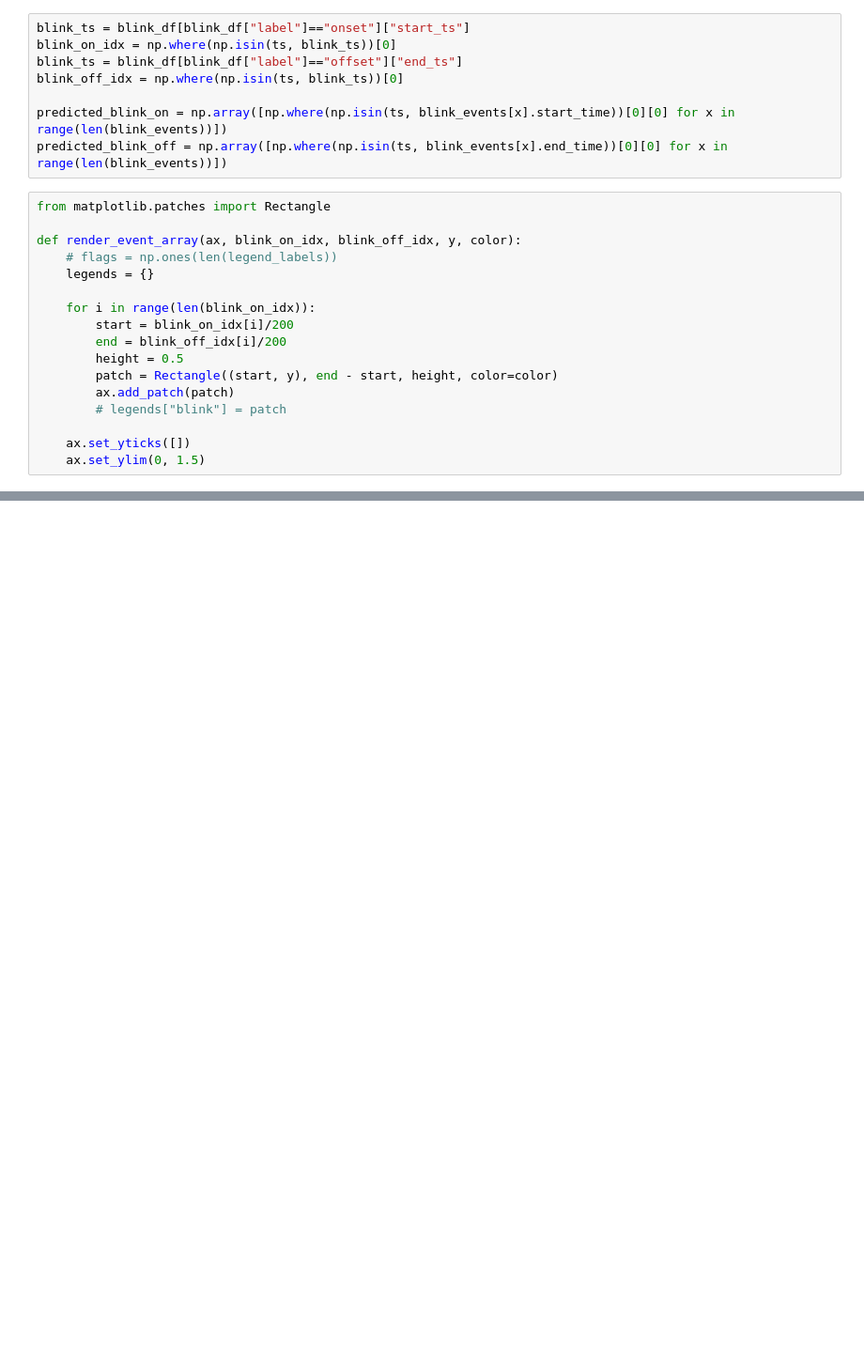
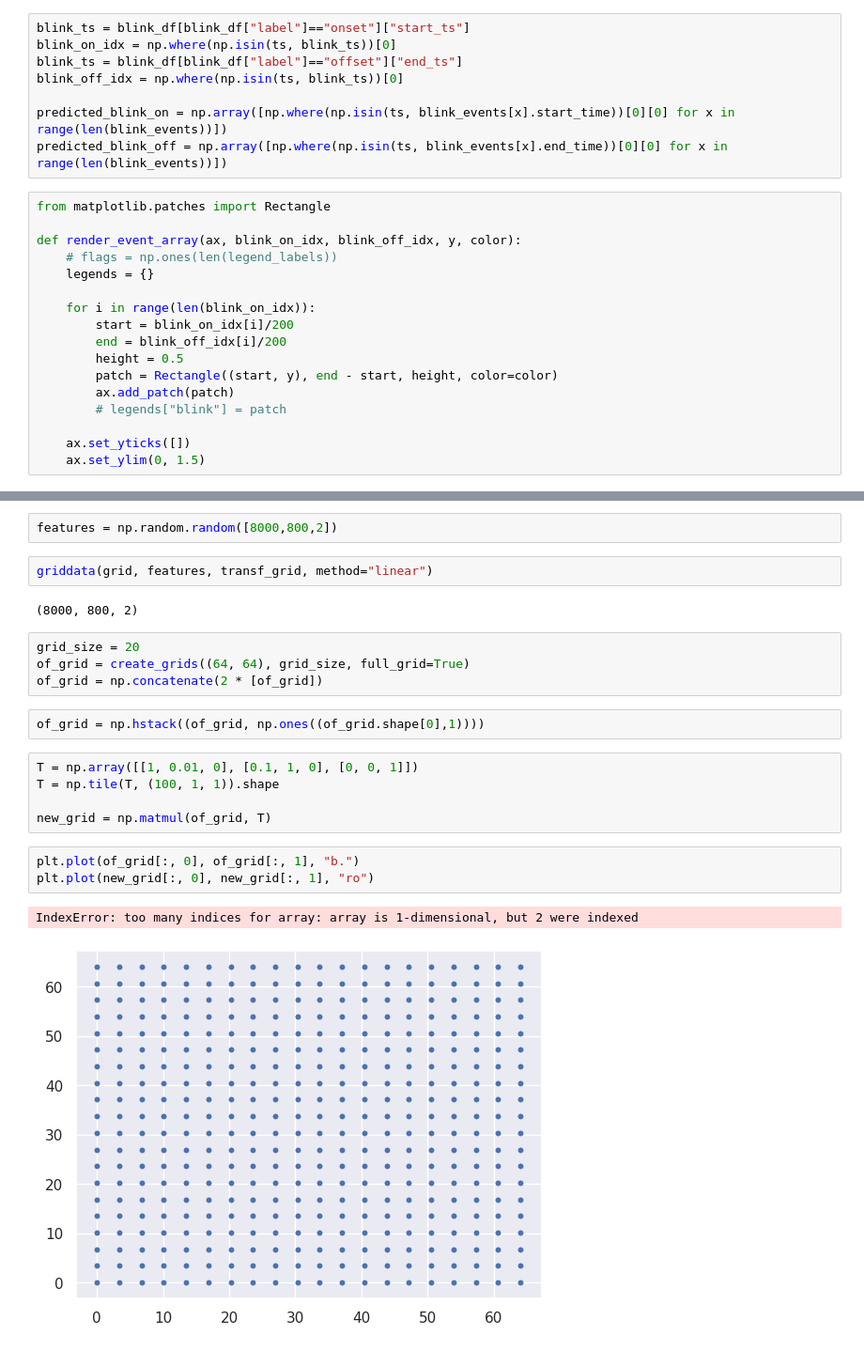
Before and after one commit to tpfffr/neon_blink_detection, a Jupyter notebook: notebooks/detect_blinks.ipynb, the cells around one changed output, grey strips where cells are left out. Shown at 94% size. Saved outputs shown, nothing was run; the diff lists cells and outputs as text; blank space fills up the shorter version.

```diff
--- a/notebooks/detect_blinks.ipynb
+++ b/notebooks/detect_blinks.ipynb
@@ -228,0 +387,23 @@ array([   50,   414,   650,   747,   981,  1072,  1142,  1380,  1643,
+# %%
+features = np.random.random([8000,800,2])
+# %%
+griddata(grid, features, transf_grid, method="linear")
+# %% [output]
+(8000, 800, 2)
+# %%
+grid_size = 20
+of_grid = create_grids((64, 64), grid_size, full_grid=True)
+of_grid = np.concatenate(2 * [of_grid])
+# %%
+of_grid = np.hstack((of_grid, np.ones((of_grid.shape[0],1))))
+# %%
+T = np.array([[1, 0.01, 0], [0.1, 1, 0], [0, 0, 1]])
+T = np.tile(T, (100, 1, 1)).shape
+
+new_grid = np.matmul(of_grid, T)
+# %%
+plt.plot(of_grid[:, 0], of_grid[:, 1], "b.")
+plt.plot(new_grid[:, 0], new_grid[:, 1], "ro")
+# %% [output]
+IndexError: too many indices for array: array is 1-dimensional, but 2 were indexed
+[figure, added]
```
Also changed, not shown: parts of 18 cells of this notebook, 10 other files.
